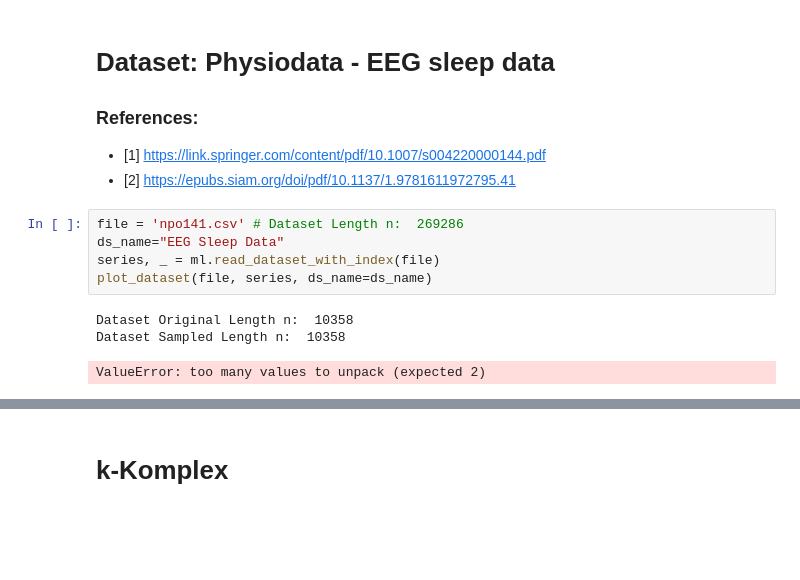
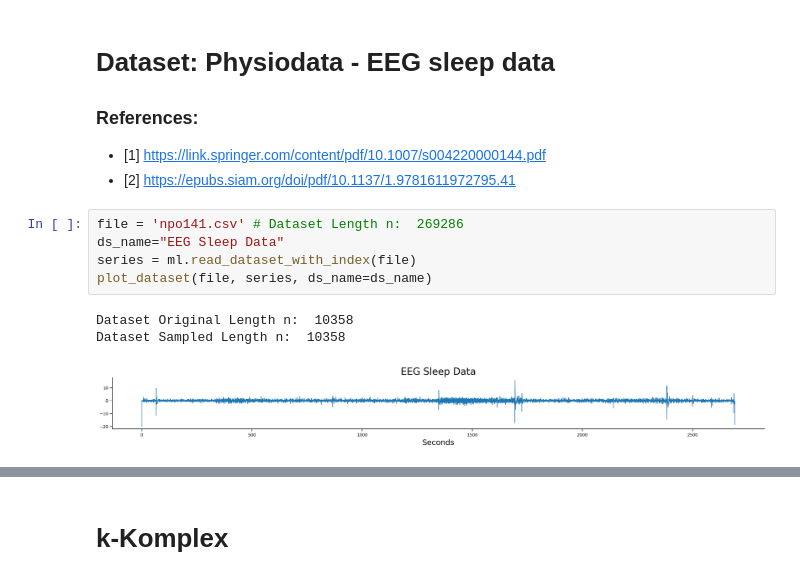
Before and after one commit to patrickzib/motiflets, a Jupyter notebook: notebooks/use_cases_paper.ipynb, the cells around one changed output, grey strips where cells are left out. Saved outputs shown, nothing was run; the diff lists cells and outputs as text; blank space fills up the shorter version.

```diff
--- a/notebooks/use_cases_paper.ipynb
+++ b/notebooks/use_cases_paper.ipynb
@@ -131,12 +128,12 @@ Filtered Elbow Points [11]
 # %%
 file = 'npo141.csv' # Dataset Length n:  269286
 ds_name="EEG Sleep Data"
-series, _ = ml.read_dataset_with_index(file)
+series = ml.read_dataset_with_index(file)
 plot_dataset(file, series, ds_name=ds_name)
 # %% [output]
 Dataset Original Length n:  10358
 Dataset Sampled Length n:  10358
-ValueError: too many values to unpack (expected 2)
+[figure, added]
 # %%
 ks = 20
 length_range = np.arange(15,151,10)
```
Also changed, not shown: parts of 58 cells of this notebook, 1 other file.
